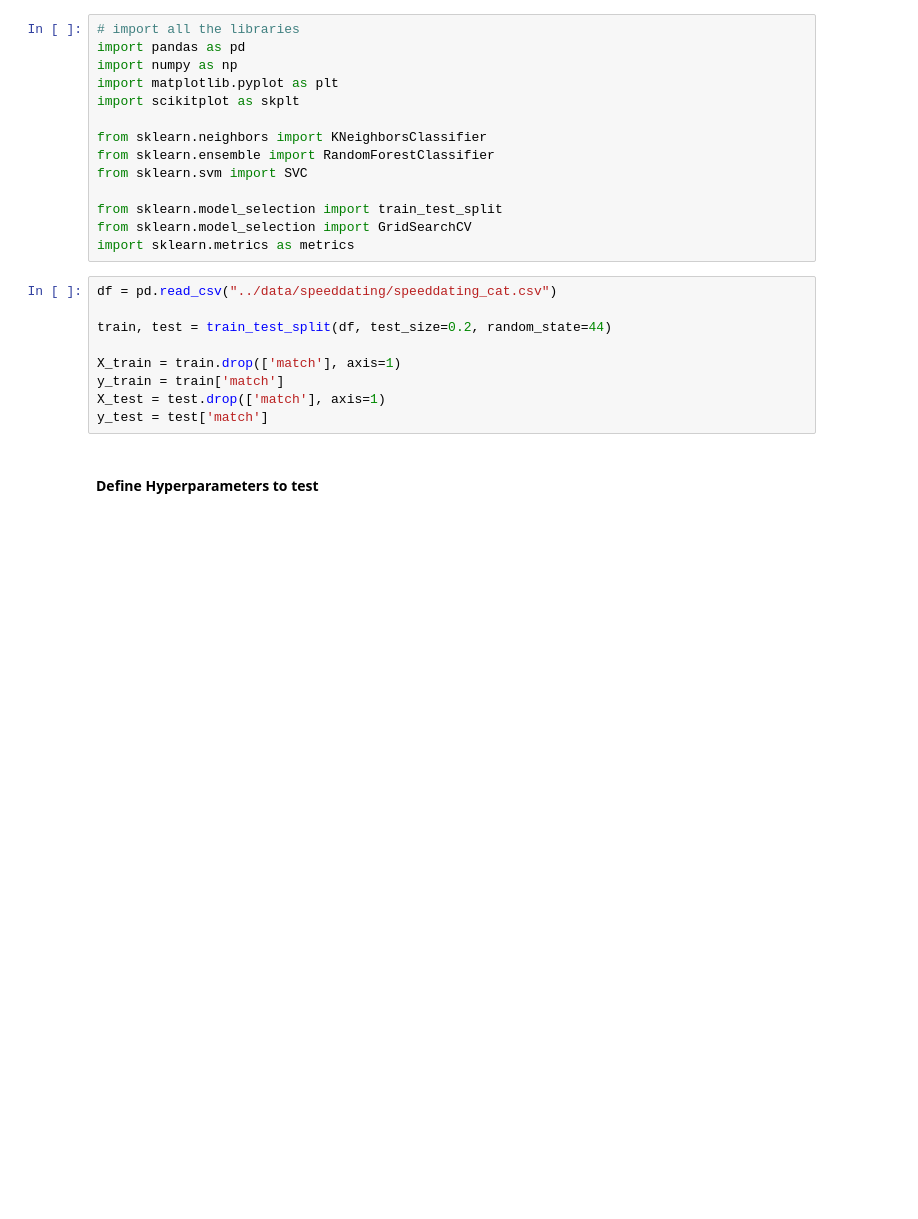
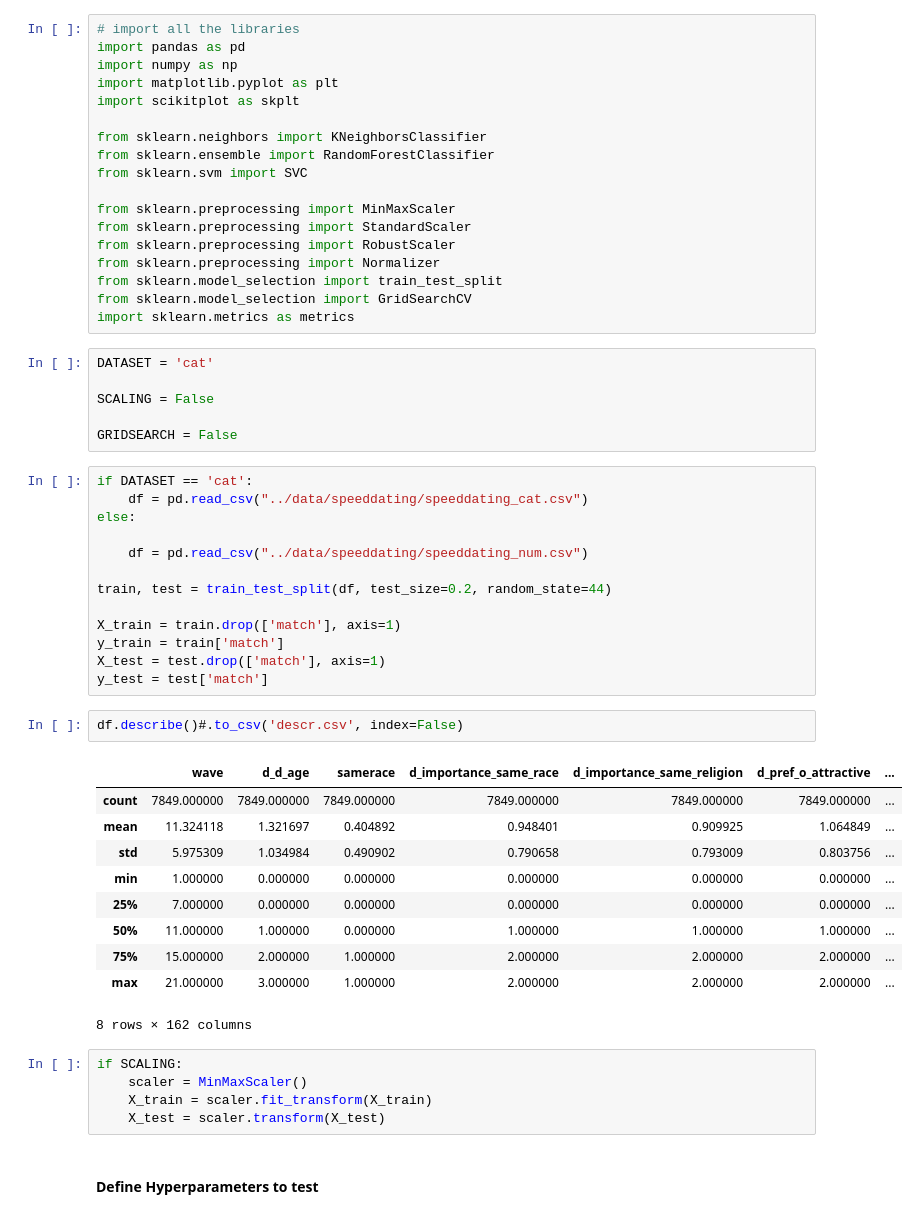
Before and after one commit to omgwenxx/machine_learning, a Jupyter notebook: assignment2/speeddating.ipynb, the cells around one changed output. Cells and saved outputs as stored; diff of their text form; blank space fills up the shorter version.

Commit message:
some speeddating stuff

```diff
--- a/assignment2/speeddating.ipynb
+++ b/assignment2/speeddating.ipynb
@@ -9,11 +9,25 @@ from sklearn.neighbors import KNeighborsClassifier
 from sklearn.ensemble import RandomForestClassifier
 from sklearn.svm import SVC
 
+from sklearn.preprocessing import MinMaxScaler
+from sklearn.preprocessing import StandardScaler
+from sklearn.preprocessing import RobustScaler
+from sklearn.preprocessing import Normalizer
 from sklearn.model_selection import train_test_split
 from sklearn.model_selection import GridSearchCV
 import sklearn.metrics as metrics
+# %%
+DATASET = 'cat'
+
+SCALING = False
+
+GRIDSEARCH = False
 # %%
-df = pd.read_csv("../data/speeddating/speeddating_cat.csv")
+if DATASET == 'cat':
+    df = pd.read_csv("../data/speeddating/speeddating_cat.csv")
+else:
+
+    df = pd.read_csv("../data/speeddating/speeddating_num.csv")
 
 train, test = train_test_split(df, test_size=0.2, random_state=44)
 
@@ -21,6 +35,24 @@ X_train = train.drop(['match'], axis=1)
 y_train = train['match']
 X_test = test.drop(['match'], axis=1)
 y_test = test['match']
+# %%
+df.describe()#.to_csv('descr.csv', index=False)
+# %% [output]
+|  | wave | d_d_age | samerace | d_importance_same_race | d_importance_same_religion | d_pref_o_attractive | ... |
+| count | 7849.000000 | 7849.000000 | 7849.000000 | 7849.000000 | 7849.000000 | 7849.000000 | ... |
+| mean | 11.324118 | 1.321697 | 0.404892 | 0.948401 | 0.909925 | 1.064849 | ... |
+| std | 5.975309 | 1.034984 | 0.490902 | 0.790658 | 0.793009 | 0.803756 | ... |
+| min | 1.000000 | 0.000000 | 0.000000 | 0.000000 | 0.000000 | 0.000000 | ... |
+| 25% | 7.000000 | 0.000000 | 0.000000 | 0.000000 | 0.000000 | 0.000000 | ... |
+| 50% | 11.000000 | 1.000000 | 0.000000 | 1.000000 | 1.000000 | 1.000000 | ... |
+| 75% | 15.000000 | 2.000000 | 1.000000 | 2.000000 | 2.000000 | 2.000000 | ... |
+| max | 21.000000 | 3.000000 | 1.000000 | 2.000000 | 2.000000 | 2.000000 | ... |
+8 rows × 162 columns
+# %%
+if SCALING:
+    scaler = MinMaxScaler()
+    X_train = scaler.fit_transform(X_train)
+    X_test = scaler.transform(X_test)
 # %% [markdown]
 #### Define Hyperparameters to test
 # %%
```
Also changed, not shown: parts of 6 cells of this notebook, 1 other file.
